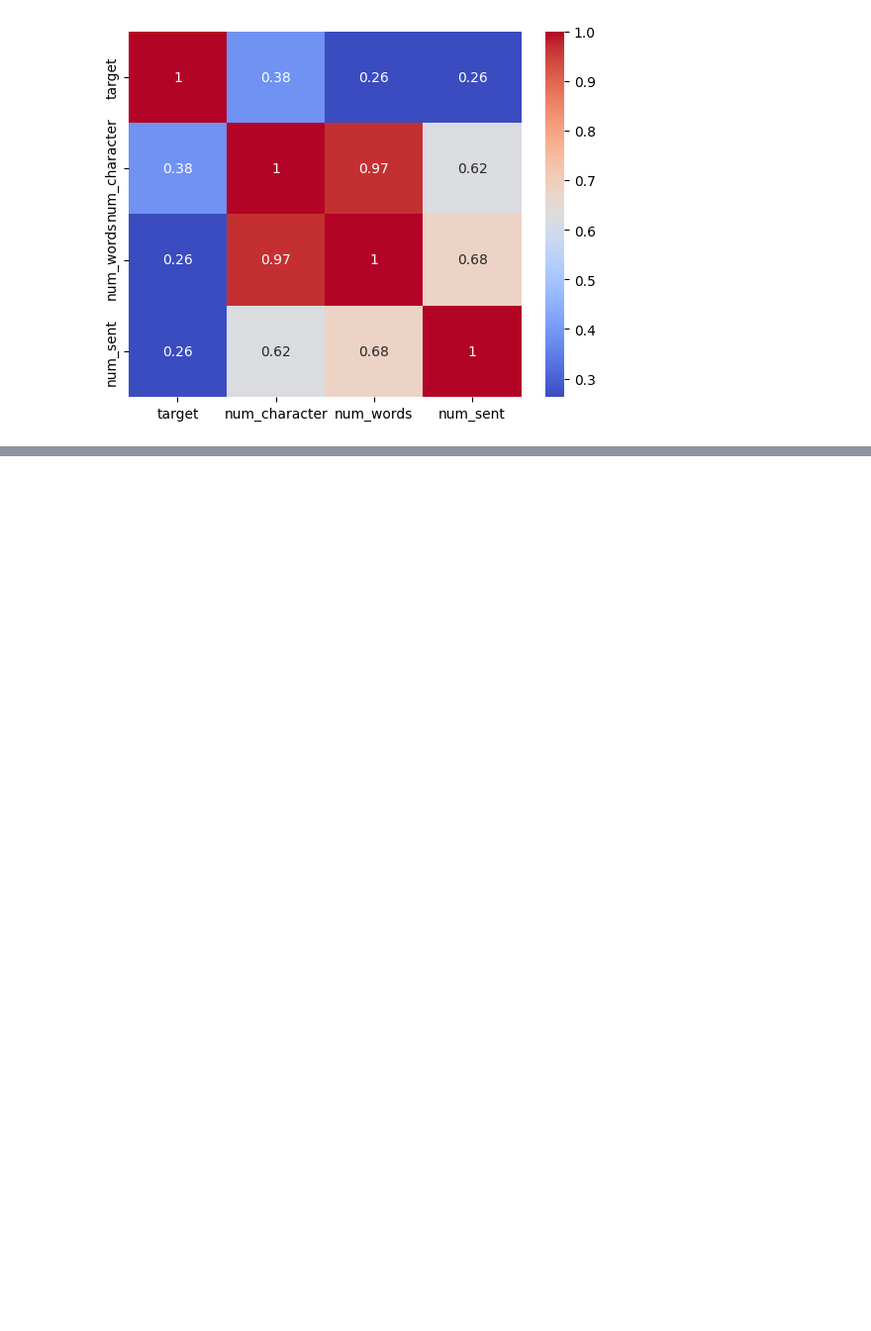
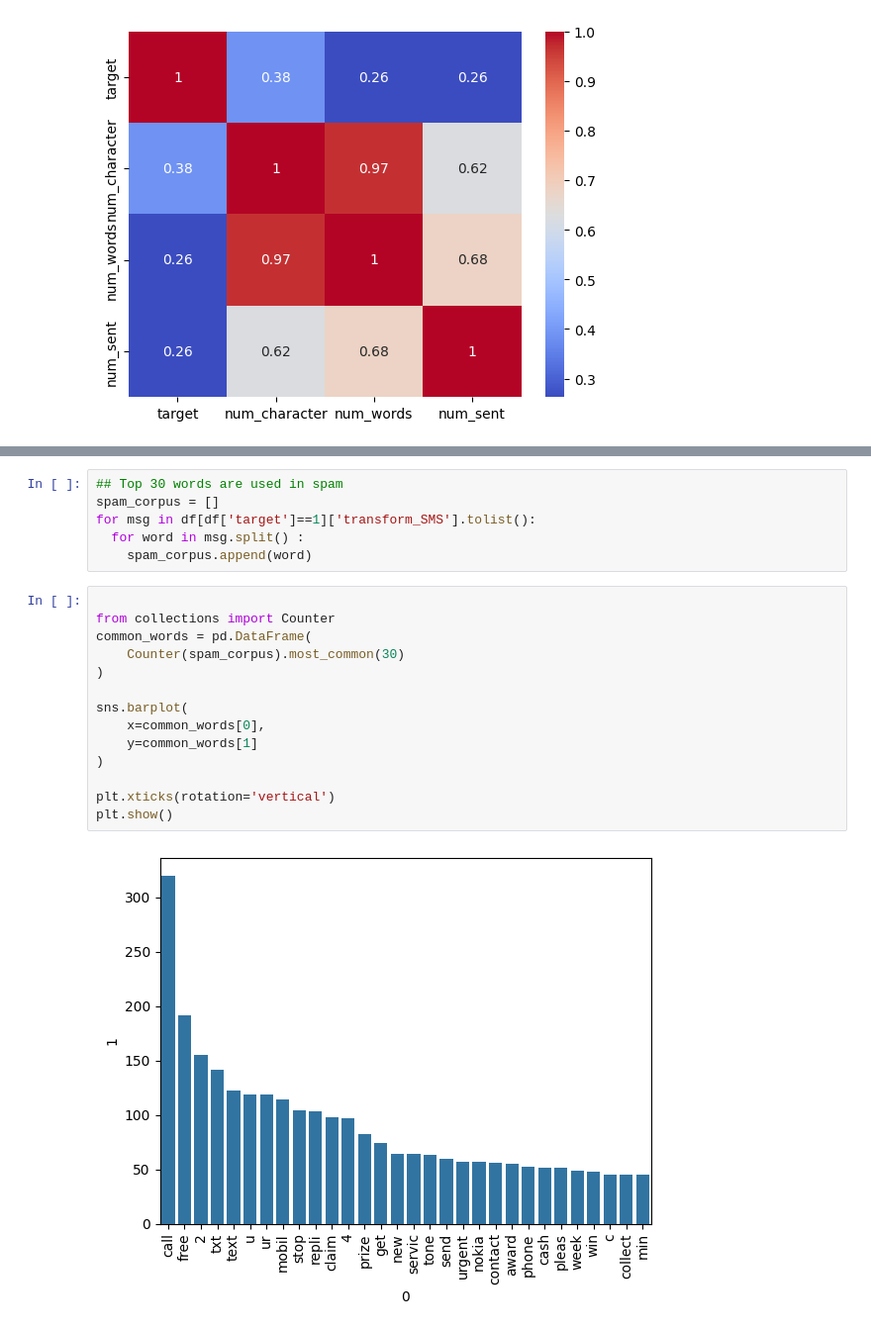
Before and after one commit to Goal48/SMS-Spam-Detector, a Jupyter notebook: SMS_Spam_Detector.ipynb, the cells around one changed output, grey strips where cells are left out. Shown at 99% size. Saved outputs shown, nothing was run; the diff lists cells and outputs as text; blank space fills up the shorter version.

```diff
--- a/SMS_Spam_Detector.ipynb
+++ b/SMS_Spam_Detector.ipynb
@@ -194,0 +285,22 @@ sns.heatmap(df.corr(numeric_only=True), annot=True, cmap='coolwarm')
+# %%
+## Top 30 words are used in spam
+spam_corpus = []
+for msg in df[df['target']==1]['transform_SMS'].tolist():
+  for word in msg.split() :
+    spam_corpus.append(word)
+# %%
+
+from collections import Counter
+common_words = pd.DataFrame(
+    Counter(spam_corpus).most_common(30)
+)
+
+sns.barplot(
+    x=common_words[0],
+    y=common_words[1]
+)
+
+plt.xticks(rotation='vertical')
+plt.show()
+# %% [output]
+[figure, added]
```
Also changed, not shown: parts of 13 cells of this notebook.
